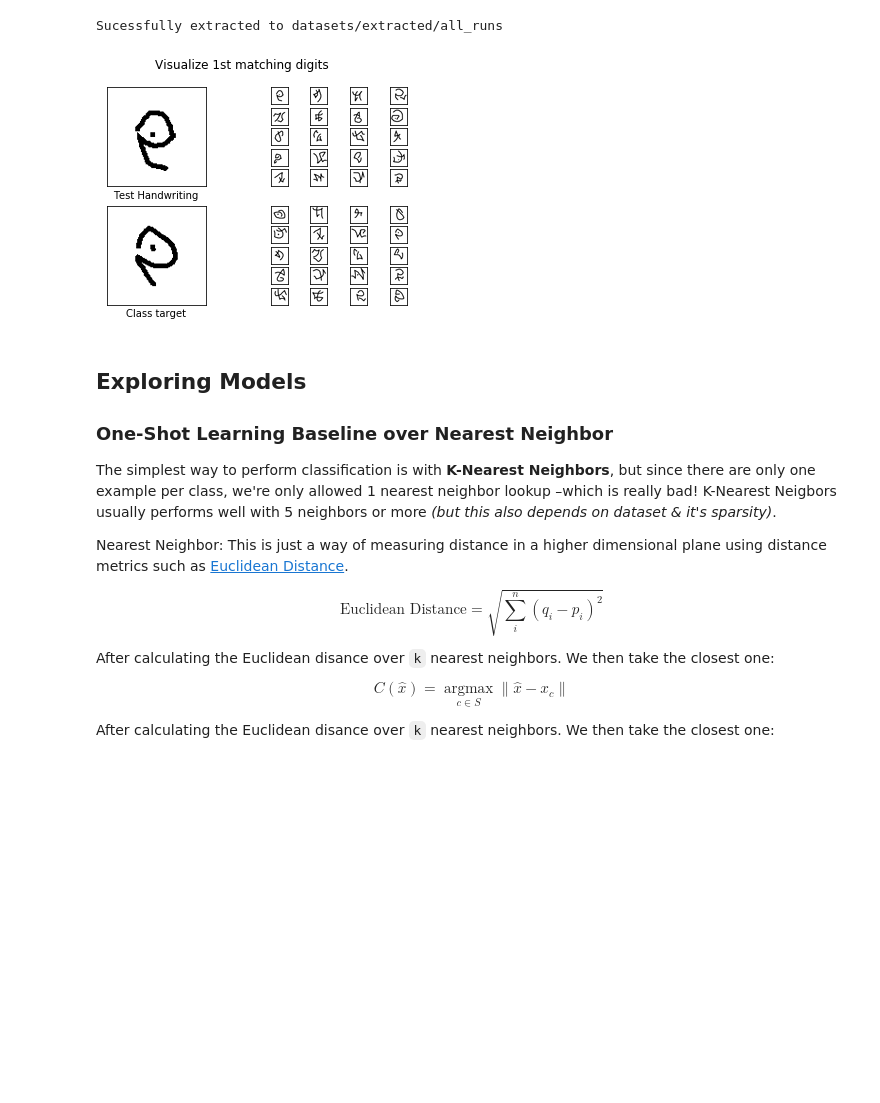
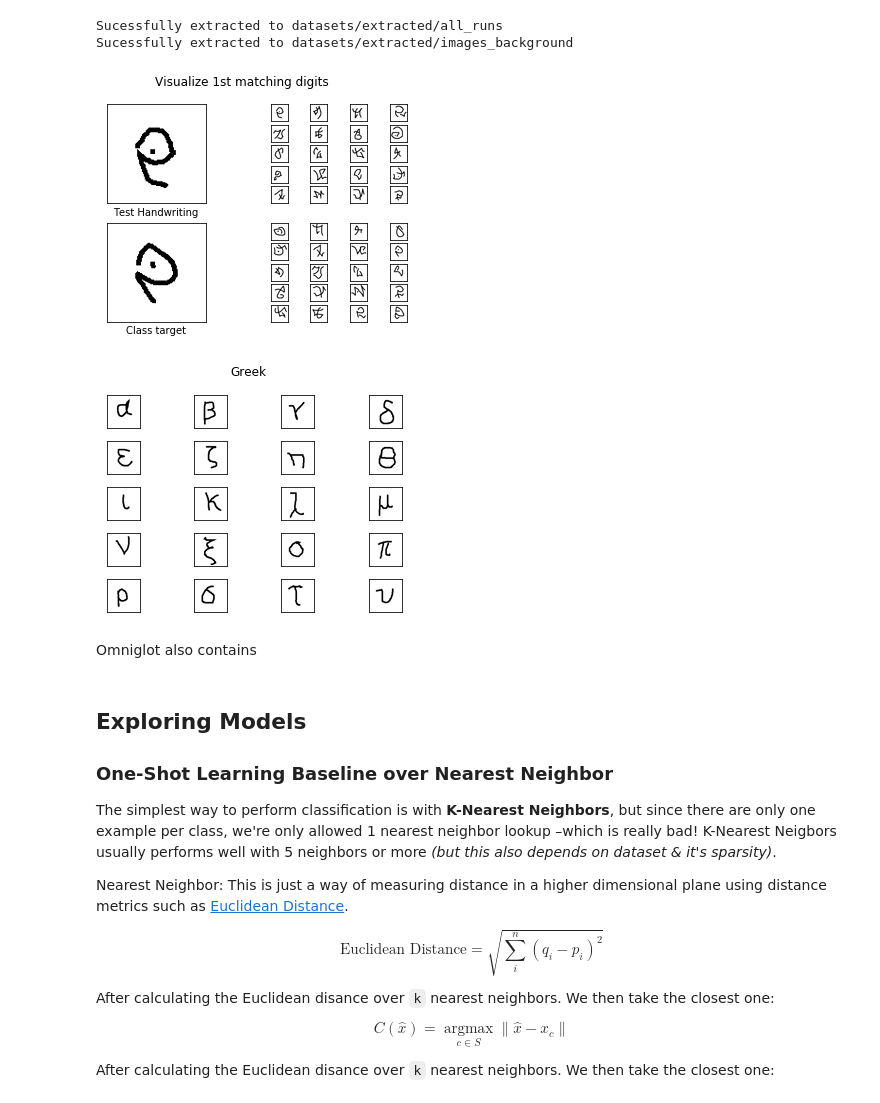
Before and after one commit to victor-iyi/few-shot-learning, a Jupyter notebook: one-shot.ipynb, the cells around one changed output. Saved outputs shown, nothing was run; the diff lists cells and outputs as text; code cells hidden in the pictures; blank space fills up the shorter version.

```diff
--- a/one-shot.ipynb
+++ b/one-shot.ipynb
@@ -100,21 +100,29 @@ import omniglot
 # %%
 # Data directory.
 data_dir = omniglot.data_dir
 
 # Directory containing compressed files.
 comp_dir = omniglot.compressed_dir
 
 # Extract `all_runs`.
-all_runs_dir = omniglot.extract(os.path.join(comp_dir, 'all_runs.zip'))
+all_runs_dir = omniglot.Data.extract(os.path.join(comp_dir, 'all_runs.tar.gz'))
+image_bg_dir = omniglot.Data.extract(os.path.join(comp_dir, 'images_background.tar.gz'))
 
 # Visualize 1st run.
 # Emphasis 1st matching digits in "class_labels.txt".
-omniglot.visualize_runs(run_dir=os.path.join(all_runs_dir, 'run01'),
+omniglot.Visualize.runs(directory=os.path.join(all_runs_dir, 'run01'),
                         index=0,  # Index to emphasize on.
                         title='Visualize 1st matching digits')
+
+# Visualize one random character from 20 different classes of Greek alphabet.
+omniglot.Visualize.symbols(directory=os.path.join(image_bg_dir, 'Greek'))
 # %% [output]
 Sucessfully extracted to datasets/extracted/all_runs
+Sucessfully extracted to datasets/extracted/images_background
 [figure]
+[figure, added]
+# %% [markdown]
+Omniglot also contains
 # %% [markdown]
 ## Exploring Models
 
```
Also changed, not shown: parts of 1 cell of this notebook, 1 other file.
